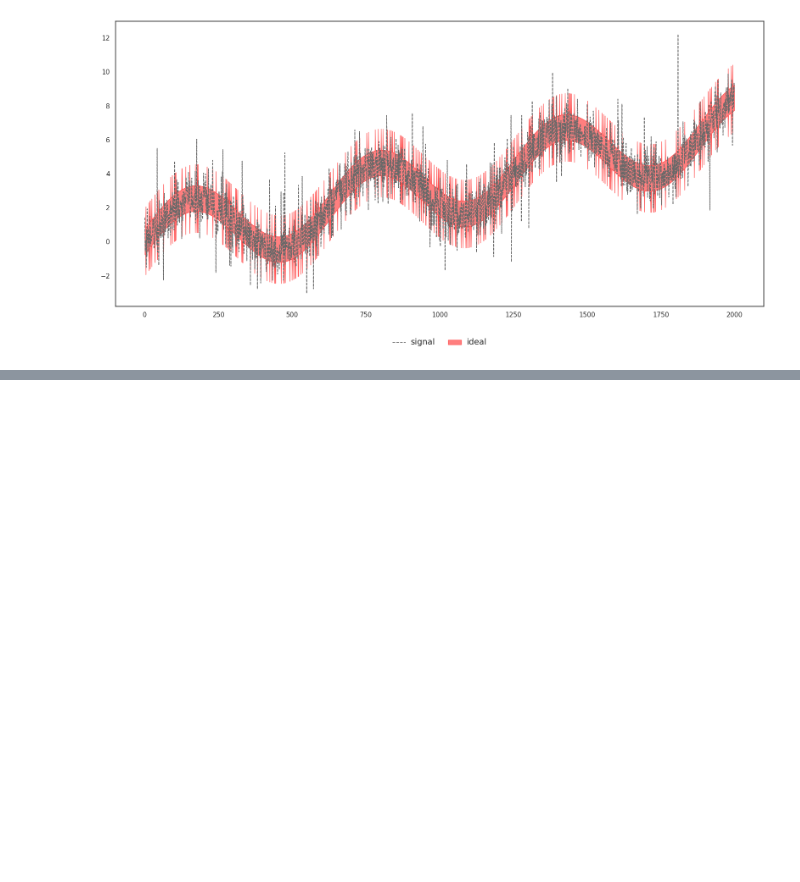
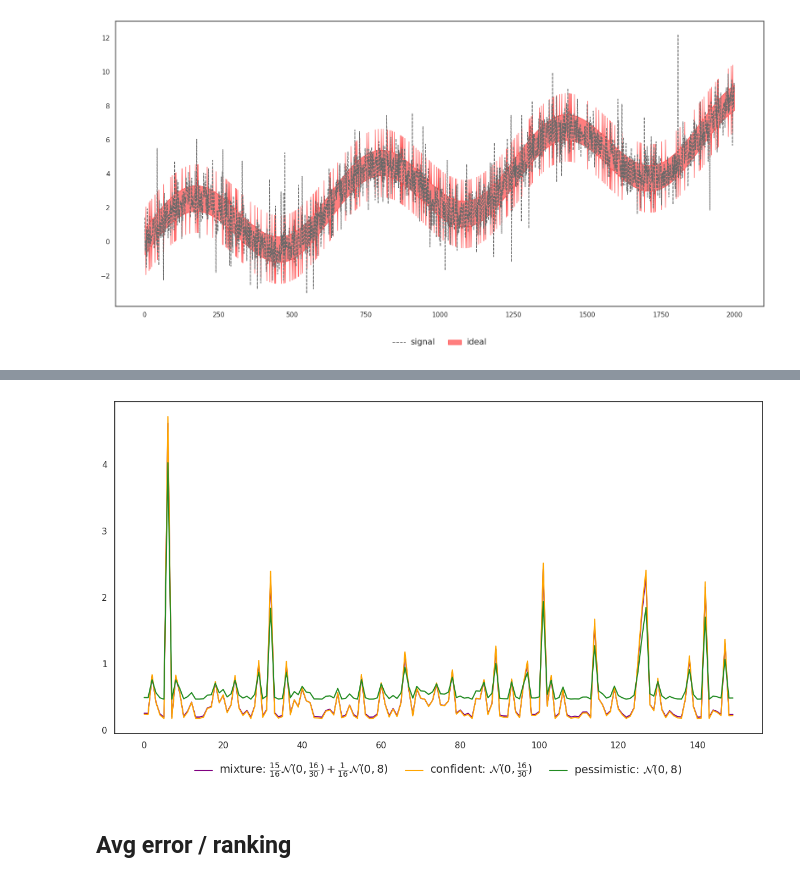
Before and after one commit to QuantLet/Proper-Scoring-Rules, a Jupyter notebook: 5. Local scale dependence of scoring rules/example_ts.ipynb, the cells around one changed output, grey strips where cells are left out. Drawn from its saved outputs; the diff is of its cells as text; code cells hidden in the pictures; blank space fills up the shorter version.

```diff
--- a/5. Local scale dependence of scoring rules/example_ts.ipynb
+++ b/5. Local scale dependence of scoring rules/example_ts.ipynb
@@ -168,0 +186,21 @@ plt.savefig('ideal_model', dpi = 300, transparent = True)
+# %%
+def crps_gaussian(mu, sigma, y):
+    mu = np.asarray(mu)
+    sigma = np.asarray(sigma)
+    y = np.asarray(y)
+
+    z = (y - mu) / sigma
+    phi = norm.pdf(z)
+    Phi = norm.cdf(z)
+
+    # Closed-form expression for CRPS
+    crps = sigma * (z * (2 * Phi - 1) + 2 * phi - 1/np.sqrt(np.pi))
+    return crps
+
+results = {}
+results['gmm'] = np.mean(sr.crps_mixnorm(res,[0,0], [np.sqrt(4),np.sqrt(8/14)], w = [1/8,7/8]))
+results['conf'] = np.mean(crps_gaussian(mu = 0, sigma= np.sqrt(8/14), y = res))
+results['pess'] =np.mean(crps_gaussian(mu = 0, sigma= np.sqrt(4), y = res))
+rawscore = np.array((crps_gaussian(mu = 0, sigma= np.sqrt(8/14), y = res),crps_gaussian(mu = 0, sigma= np.sqrt(4), y = res)),)
+crps_id = rawscore[idx,torch.arange(n_samples)]
+results['ideal'] = np.mean(crps_id)
@@ -168,0 +220,14 @@ plt.savefig('ideal_model', dpi = 300, transparent = True)
+# %%
+plt.figure(figsize=(12,7))
+plt.plot(sr.crps_mixnorm(res,[0,0], [np.sqrt(4),np.sqrt(8/14)], w = [1/8,7/8])[:150], color = 'purple')
+plt.plot(crps_gaussian(mu = 0, sigma= np.sqrt(8/14), y = res)[:150], color ='orange')
+plt.plot(crps_gaussian(mu = 0, sigma= np.sqrt(4), y = res)[:150], color = 'forestgreen')
+leg = plt.legend([r'mixture: $\frac{15}{16}\mathcal{N}(0,\frac{16}{30}) + \frac{1}{16}\mathcal{N}(0,8)$', r'confident: $\mathcal{N}(0,\frac{16}{30})$', r'pessimistic: $\mathcal{N}(0,8)$'], loc='lower center', bbox_to_anchor=(0.5, -0.16), ncol = 5, frameon = False)
+for i,text in enumerate(leg.get_texts()) :
+    text.set_size(14)
+plt.tight_layout()
+plt.savefig('crps_error', dpi = 300, transparent = True)
+# %% [output]
+[figure, added]
+# %% [markdown]
+## Avg error / ranking
```
Also changed, not shown: parts of 8 cells of this notebook, 8 other files.
